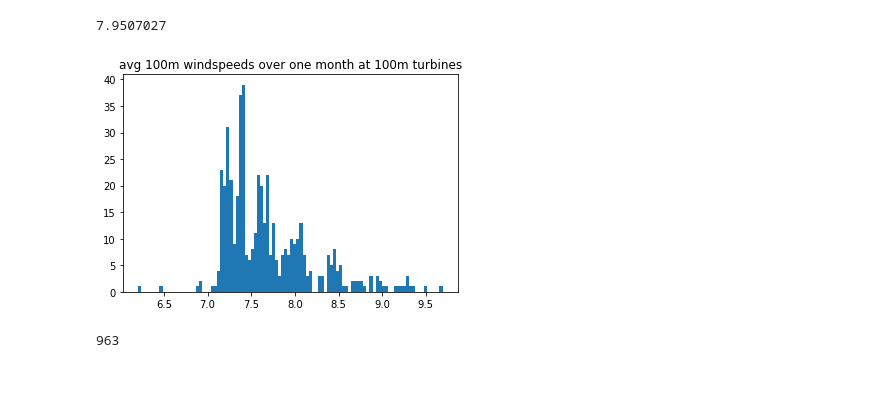
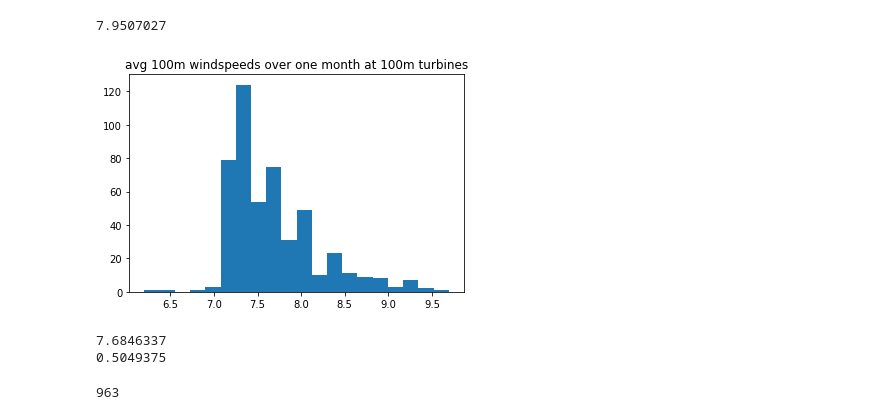
Before and after one commit to RavenPillmann/wind_eda, a Jupyter notebook: Wind Turbine EDA.ipynb, the cells around one changed output. Cells and saved outputs as stored; diff of their text form; code cells hidden in the pictures; blank space fills up the shorter version.

Commit message:
modified, added plot one

```diff
--- a/Wind Turbine EDA.ipynb
+++ b/Wind Turbine EDA.ipynb
@@ -721,11 +721,15 @@ windspeed_100_avg[0]
 7.9507027
 # %%
 import matplotlib.pyplot as plt
-plt.hist(windspeed_100_avg, bins=100)
+plt.hist(windspeed_100_avg, bins=20)
 plt.title('avg 100m windspeeds over one month at 100m turbines')
 plt.show()
+print(np.mean(windspeed_100_avg))
+print(np.std(windspeed_100_avg))
 # %% [output]
-[figure, old version]
+[figure, new version]
+7.6846337
+0.5049375
 # %%
 turbines_55_65 = wt_df[(wt_df['t_hh'] > 55) & (wt_df['t_hh'] < 65)]
 # %%
```
Also changed, not shown: parts of 5 cells of this notebook, 1 other file.
